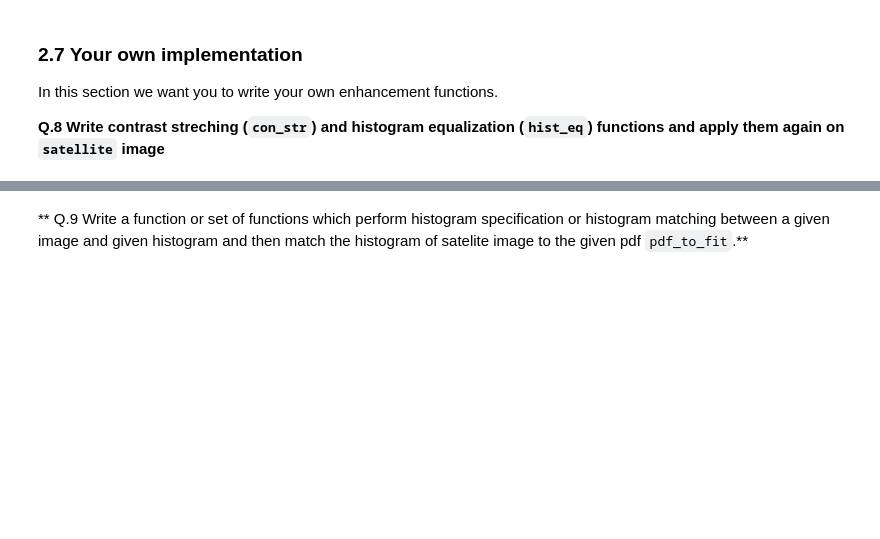
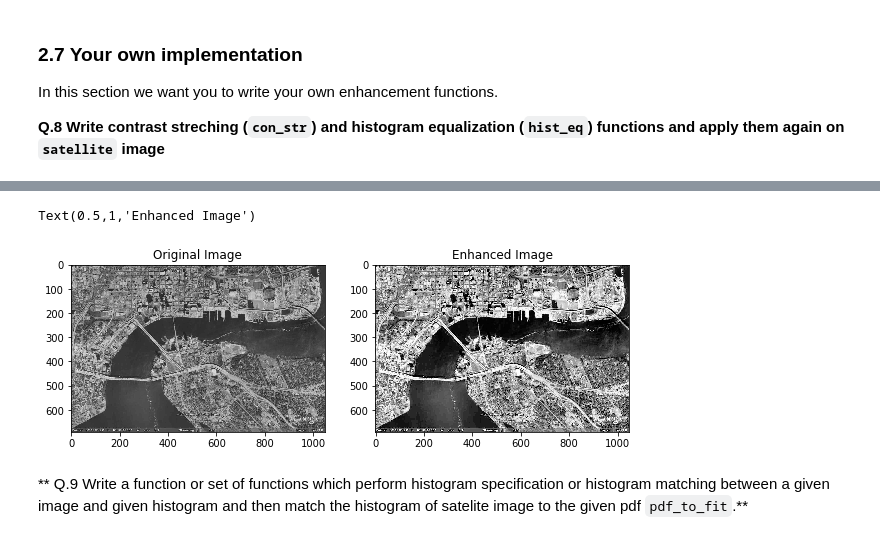
Before and after one commit to amjadkhan9686/B31XB-IIP-TP-1718, a Jupyter notebook: 2-image-enhancement/2-enhancement.ipynb, the cells around one changed output, grey strips where cells are left out. Saved outputs shown, nothing was run; the diff lists cells and outputs as text; code cells hidden in the pictures; blank space fills up the shorter version.

```diff
--- a/2-image-enhancement/2-enhancement.ipynb
+++ b/2-image-enhancement/2-enhancement.ipynb
@@ -297,54 +323,34 @@ In this section we want you to write your own enhancement functions.
 # %%
+img_path='./images/'
+img_name2='satellite.jpg'
+sat_img = io.imread(img_path.__add__(img_name2),as_grey=True)
 from skimage import img_as_ubyte
-#Function for Contrast Strectching "con_str"
-def con_str(img, max_img, min_img):
-    for i in range(len(img)):
-        for j in range(len(img[i])):
-            img[i][j] = (img[i][j]-min_img)/(max_img-min_img)
-    return img;
-
-#Function for Histogram Equalization "hist_eq"
-def hist_eq(img):
-    img_ubyte = img_as_ubyte(img)
-    img_ubyte.dtype
-    l,b=img_ubyte.shape
-    en_img= np.zeros((l,b))
-    h = np.zeros((256,1))
-    for i in range(l):
-        for j in range(b):
-            h[img_ubyte[i][j]] = h[img_ubyte[i][j]] + 1
-            hn = h/h.sum()
-            c = np.zeros((256,1))
-            for i in range(255):
-                c[i] = hn[0:i].sum()
-                g = np.zeros((256,1))
-                for i in range(255):
-                    g[i] = 255*c[i]
-                    for i in range(l):
-                        for j in range(b):
-                            en_img[i][j] = g[img_ubyte[i][j]]
-    return en_img
-
-img_path = './images/'
-img_name = 'satellite.jpg'
-sat_im = io.imread(img_path.__add__(img_name), as_grey=1)
-sat_float_im = img_as_float(sat_im)
-
-fig, axes = plt.subplots(nrows=1, ncols=2, figsize=(10, 10))
-ax0, ax1 = axes.ravel()
-
-#maximum and minimum intensity values
-max_sat_im = sat_float_im.max()
-min_sat_img = sat_float_im.min()
-
-#calling "con_str" function
-enhanced_im = con_str(sat_float_im, max_sat_im, min_sat_img)
-ax0.imshow(enhanced_im)
-ax0.set_title('Enhanced Image by Contrast Strecteching Function')
-
-#calling "hist_eq" function
-enhanced_im = hist_eq(sat_im)
-ax1.imshow(enhanced_im)
-ax1.set_title('Enhanced Image by Histogram Equalization Function')
+img_sat_ubyte = img_as_ubyte(sat_img)
+img_sat_ubyte.dtype
+l,b=img_sat_ubyte.shape
+new_image= np.zeros((l,b))
+h = np.zeros((256,1))
+for i in range(l):
+    for j in range(b):
+        h[img_sat_ubyte[i][j]] = h[img_sat_ubyte[i][j]] + 1
+hn = h/h.sum()
+c = np.zeros((256,1))
+for i in range(255):
+    c[i] = hn[0:i].sum()
+g = np.zeros((256,1))
+for i in range(255):
+    g[i] = 255*c[i]
+for i in range(l):
+    for j in range(b):
+        new_image[i][j] = g[img_sat_ubyte[i][j]]
+fig, axes = plt.subplots(1,2, figsize=(10, 10))
+axes = axes.ravel()
+axes[0].imshow(sat_img,cmap = cm.gray)
+axes[0].set_title("Original Image")
+axes[1].imshow(new_image,cmap = cm.gray)
+axes[1].set_title("Enhanced Image")
+# %% [output]
+Text(0.5,1,'Enhanced Image')
+[figure, added]
 # %% [markdown]
 ** Q.9 Write a function or set of functions which perform histogram specification or histogram matching between a given image and given histogram and then match the histogram of satelite image to the given pdf `pdf_to_fit`.**
```
Also changed, not shown: parts of 3 cells of this notebook.
